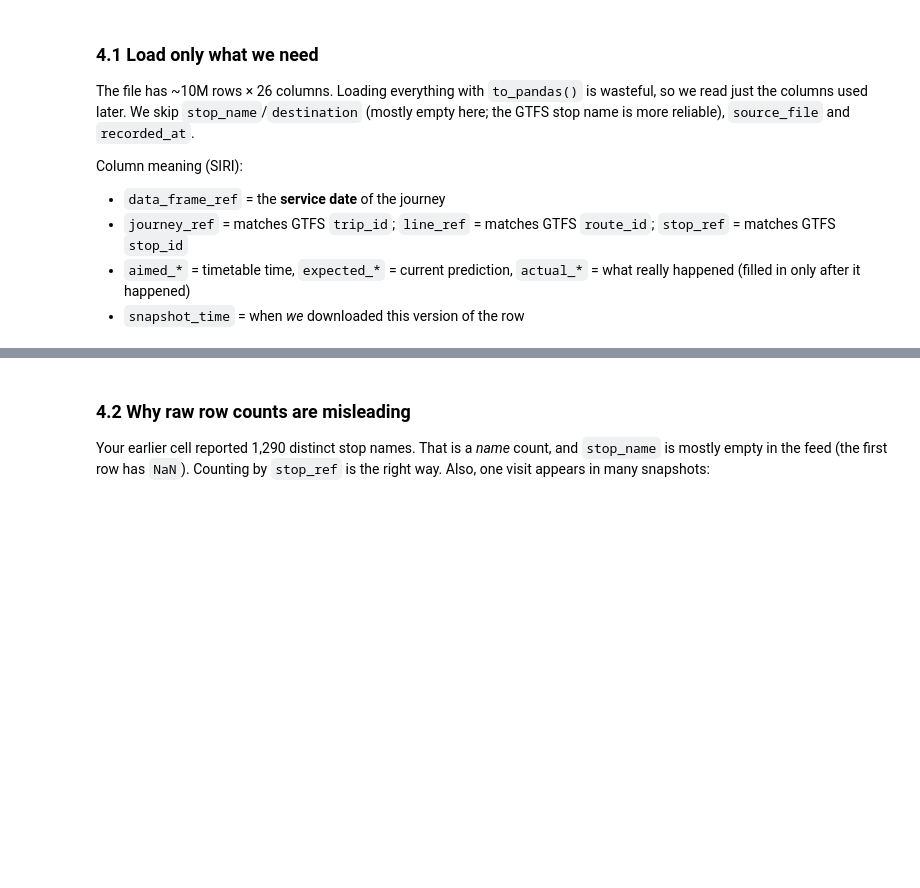
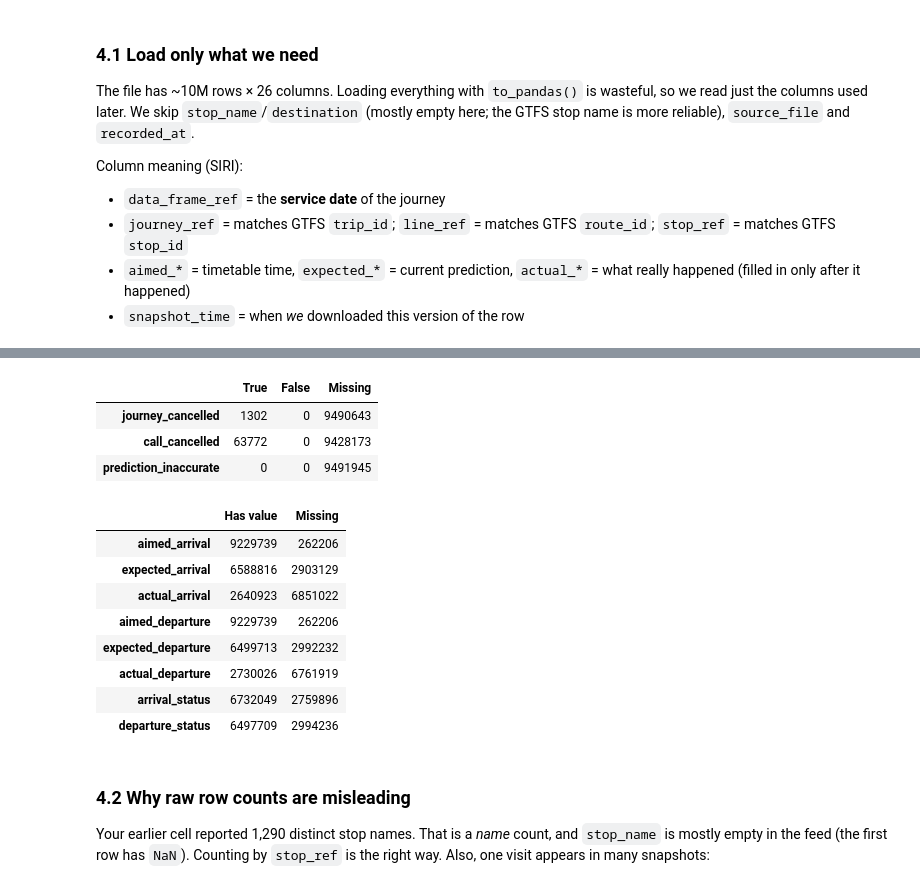
Before and after one commit to syedsakib452/Entur-Buspulse, a Jupyter notebook: tables/parquet_2026-10-24/analyzing_parquet_files_v2.ipynb, the cells around one changed output, grey strips where cells are left out. Saved outputs shown, nothing was run; the diff lists cells and outputs as text; code cells hidden in the pictures; blank space fills up the shorter version.

```diff
--- a/tables/parquet_2026-10-24/analyzing_parquet_files_v2.ipynb
+++ b/tables/parquet_2026-10-24/analyzing_parquet_files_v2.ipynb
@@ -358,3 +387,58 @@ et_raw.head(3)
+# %%
+boolean_cols = [
+    "journey_cancelled",
+    "call_cancelled",
+    "prediction_inaccurate",
+]
+
+time_cols = [
+    "aimed_arrival",
+    "expected_arrival",
+    "actual_arrival",
+    "aimed_departure",
+    "expected_departure",
+    "actual_departure",
+    "arrival_status",
+    "departure_status",
+]
+
+# Boolean audit
+boolean_audit = pd.DataFrame({
+    "True": et_buses[boolean_cols].eq(True).sum(),
+    "False": et_buses[boolean_cols].eq(False).sum(),
+    "Missing": et_buses[boolean_cols].isna().sum()
+})
+
+# Timestamp/status audit
+has_value = pd.DataFrame({
+    col: (
+        et_buses[col].notna()
+        & et_buses[col].astype("string").str.strip().ne("")
+    ).sum()
+    for col in time_cols
+}, index=["Has value"]).T
+
+time_audit = pd.DataFrame({
+    "Has value": has_value["Has value"],
+    "Missing": len(et_buses) - has_value["Has value"]
+})
+
+display(boolean_audit)
+display(time_audit)
+# %% [output]
+|  | True | False | Missing |
+| journey_cancelled | 1302 | 0 | 9490643 |
+| call_cancelled | 63772 | 0 | 9428173 |
+| prediction_inaccurate | 0 | 0 | 9491945 |
+|  | Has value | Missing |
+| aimed_arrival | 9229739 | 262206 |
+| expected_arrival | 6588816 | 2903129 |
+| actual_arrival | 2640923 | 6851022 |
+| aimed_departure | 9229739 | 262206 |
+| expected_departure | 6499713 | 2992232 |
+| actual_departure | 2730026 | 6761919 |
+| arrival_status | 6732049 | 2759896 |
+| departure_status | 6497709 | 2994236 |
 # %% [markdown]
 ### 4.2 Why raw row counts are misleading
 
```
Also changed, not shown: parts of 19 cells of this notebook, 2 other files.
